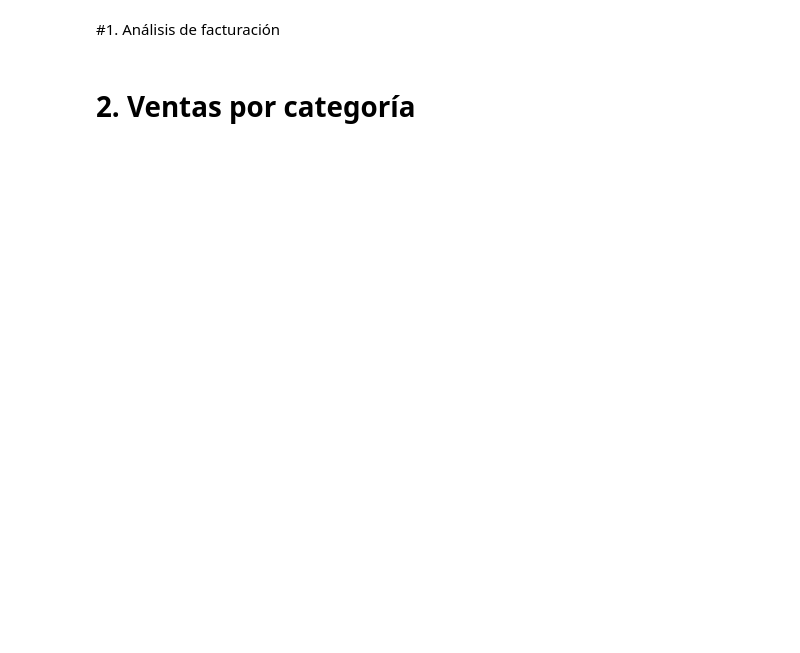
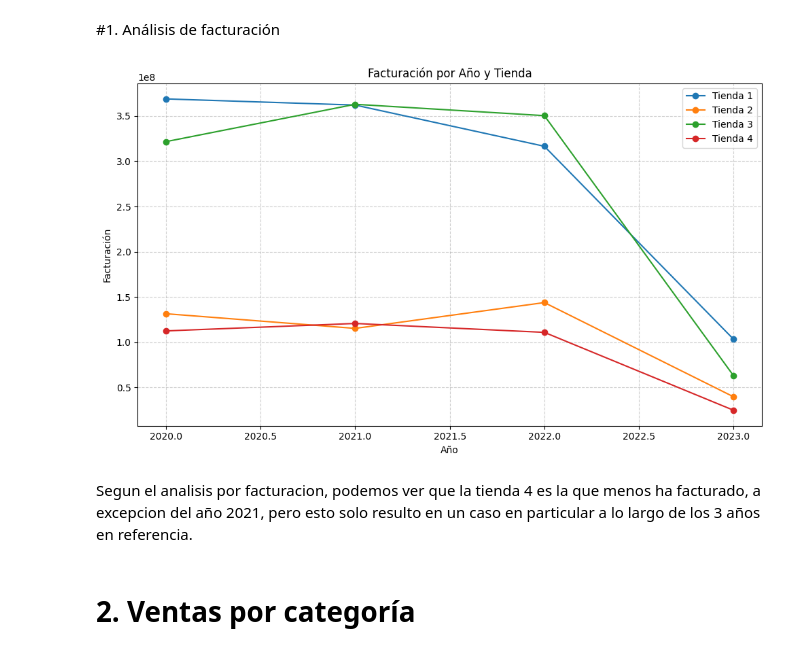
Before and after one commit to joslcan/Analisis.tiendas, a Jupyter notebook: AluraStoreLatam.ipynb, the cells around one changed output. Saved outputs shown, nothing was run; the diff lists cells and outputs as text; code cells hidden in the pictures; blank space fills up the shorter version.

```diff
--- a/AluraStoreLatam.ipynb
+++ b/AluraStoreLatam.ipynb
@@ -23,5 +24,43 @@ tienda.head()
 | 4 | Silla de oficina | Muebles | 335200.0 | 20200.0 | 07/11/2020 | Maria Alfonso | Medellín | ... |
 # %% [markdown]
 #1. Análisis de facturación
+# %%
+#Creando la funcion para preparar los datos de las tiendas
+def prep_tienda(df, nombre_tienda):
+  df['Fecha de Compra'] = pd.to_datetime(df['Fecha de Compra'], errors='coerce')
+  df['Año'] = df['Fecha de Compra'].dt.year
+  df['Facturacion'] = df ['Precio']
+  df['Tienda'] = nombre_tienda
+  return df[['Año', 'Facturacion', 'Tienda']]
+# %%
+#Aplicando la Funcion prep_tienda
+t1 = prep_tienda(tienda, 'Tienda 1')
+t2 = prep_tienda(tienda2, 'Tienda 2')
+t3 = prep_tienda(tienda3, 'Tienda 3')
+t4 = prep_tienda(tienda4, 'Tienda 4')
+
+#Unimos los datos de las tiendas
+datos_unidos = pd.concat([t1, t2, t3, t4])
+# %%
+#Analizaremos por año y tienda
+facturacion_ano_tienda = datos_unidos.groupby(['Año', 'Tienda'])['Facturacion'].sum().reset_index()
+# %%
+matp.figure(figsize=(10,6))
+
+for tienda in facturacion_ano_tienda['Tienda'].unique():
+  tienda_data = facturacion_ano_tienda[facturacion_ano_tienda['Tienda'] == tienda]
+  matp.plot(tienda_data['Año'], tienda_data['Facturacion'], marker='o', label=tienda)
+
+matp.xlabel('Año')
+matp.ylabel('Facturación')
+matp.title('Facturación por Año y Tienda')
+matp.legend()
+matp.grid(True, linestyle='--', alpha=0.6)
+matp.tight_layout()
+matp.show()
+# %% [output]
+[figure, added]
+# %% [markdown]
+Segun el analisis por facturacion, podemos ver que la tienda 4 es la que menos ha facturado, a excepcion del año 2021, pero esto solo resulto en un caso en particular a lo largo de los 3 años en referencia.
 # %% [markdown]
 # 2. Ventas por categoría
```
Also changed, not shown: parts of 16 cells of this notebook.
